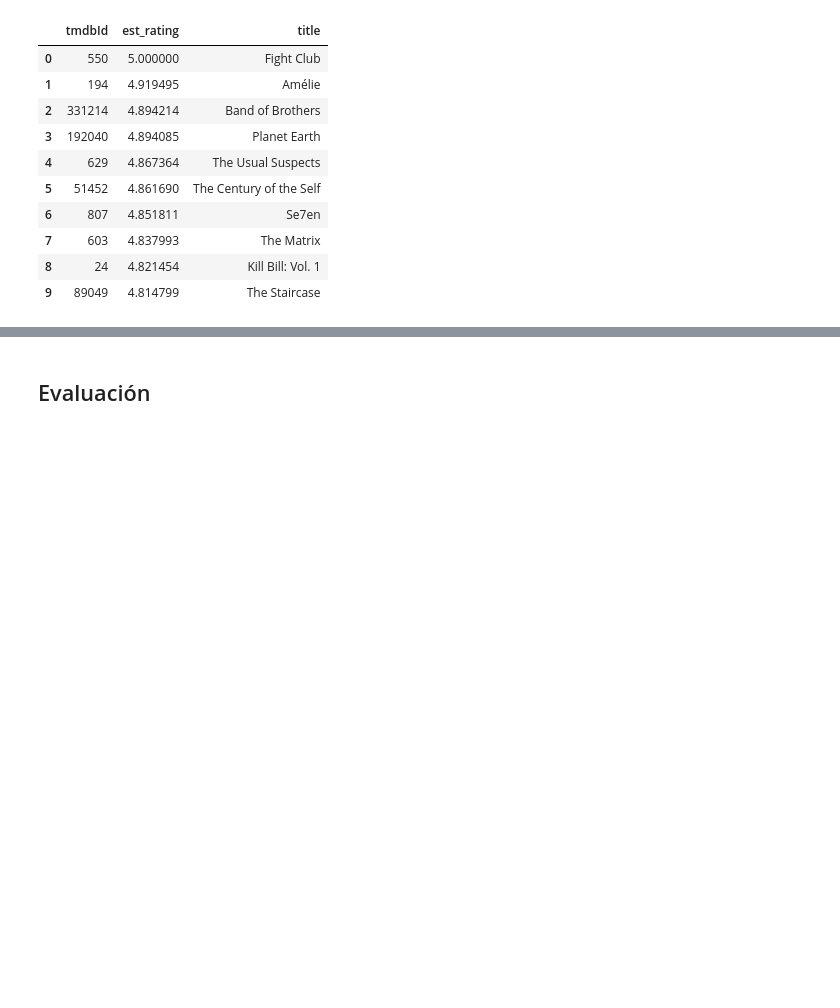
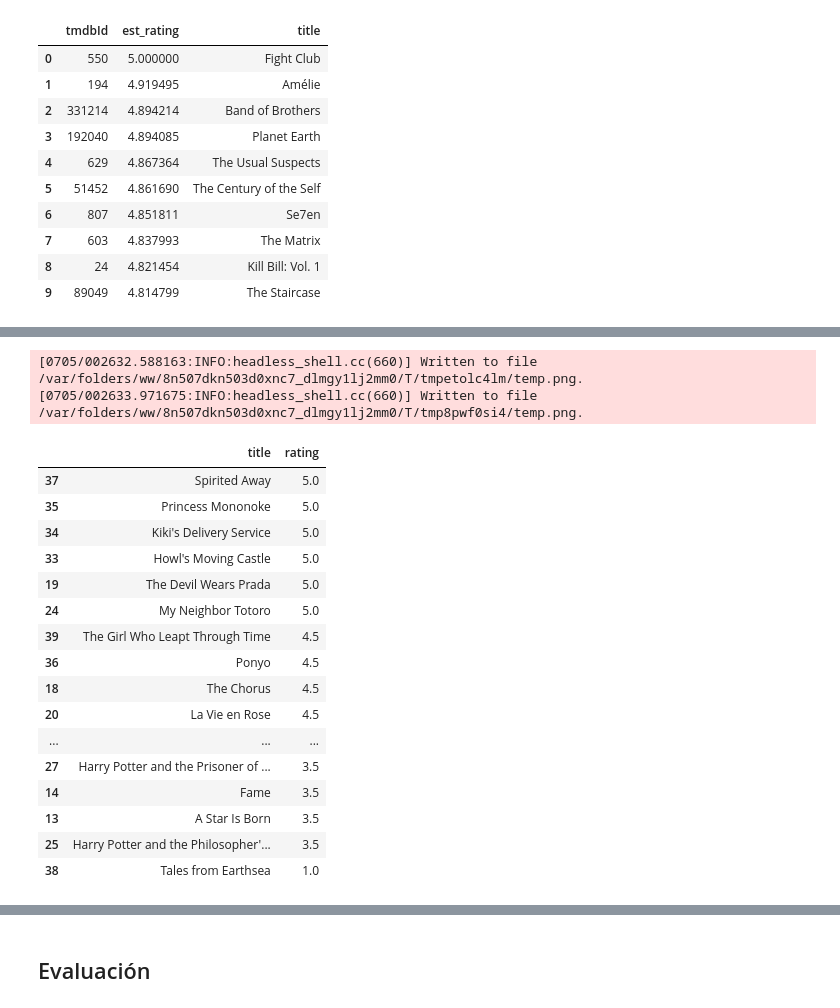
Before and after one commit to mnPanic/aa-tp, a Jupyter notebook: collaborative_surprise.ipynb, the cells around one changed output, grey strips where cells are left out. Saved outputs shown, nothing was run; the diff lists cells and outputs as text; code cells hidden in the pictures; blank space fills up the shorter version.

Commit message:
Fin, graficos de dataframes de ratings nuestros

```diff
--- a/collaborative_surprise.ipynb
+++ b/collaborative_surprise.ipynb
@@ -206,3 +206,5 @@ df
 | 7 | 603 | 4.837993 | The Matrix |
 | 8 | 24 | 4.821454 | Kill Bill: Vol. 1 |
 | 9 | 89049 | 4.814799 | The Staircase |
+# %%
+df_users = decorate_with_titles(df_users)
@@ -208,0 +229,24 @@ df
+# %%
+df = df_users[df_users["userName"] == "elias"][["title", "rating"]].sort_values("rating", ascending=False)
+dfi.export(df, "graficos/tests/users-elias.png")
+df
+# %% [output]
+[0705/002632.588163:INFO:headless_shell.cc(660)] Written to file /var/folders/ww/8n507dkn503d0xnc7_dlmgy1lj2mm0/T/tmpetolc4lm/temp.png.
+[0705/002633.971675:INFO:headless_shell.cc(660)] Written to file /var/folders/ww/8n507dkn503d0xnc7_dlmgy1lj2mm0/T/tmp8pwf0si4/temp.png.
+|  | title | rating |
+| 37 | Spirited Away | 5.0 |
+| 35 | Princess Mononoke | 5.0 |
+| 34 | Kiki's Delivery Service | 5.0 |
+| 33 | Howl's Moving Castle | 5.0 |
+| 19 | The Devil Wears Prada | 5.0 |
+| 24 | My Neighbor Totoro | 5.0 |
+| 39 | The Girl Who Leapt Through Time | 4.5 |
+| 36 | Ponyo | 4.5 |
+| 18 | The Chorus | 4.5 |
+| 20 | La Vie en Rose | 4.5 |
+| ... | ... | ... |
+| 27 | Harry Potter and the Prisoner of ... | 3.5 |
+| 14 | Fame | 3.5 |
+| 13 | A Star Is Born | 3.5 |
+| 25 | Harry Potter and the Philosopher'... | 3.5 |
+| 38 | Tales from Earthsea | 1.0 |
```
Also changed, not shown: parts of 3 cells of this notebook, 4 other files.
